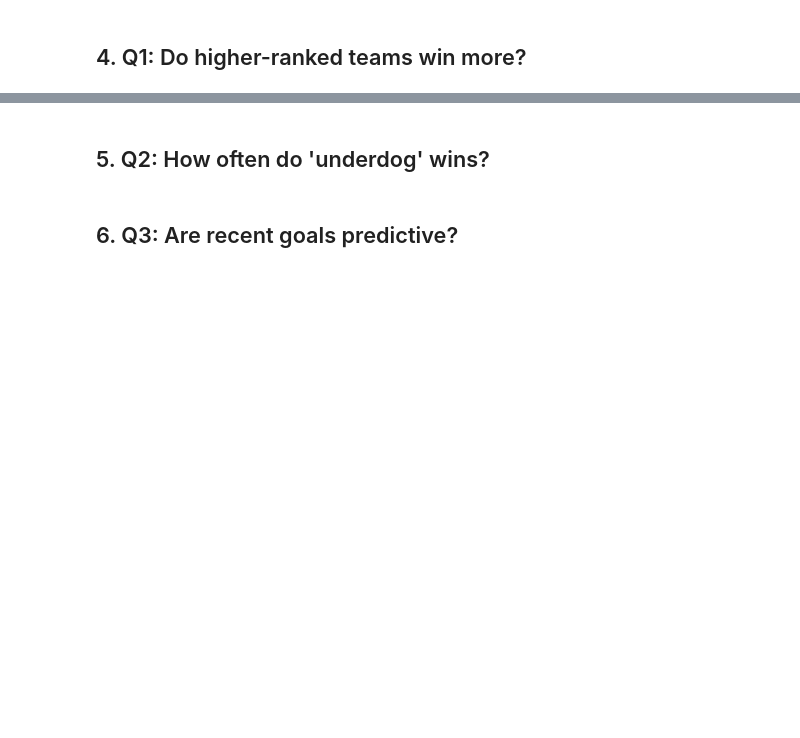
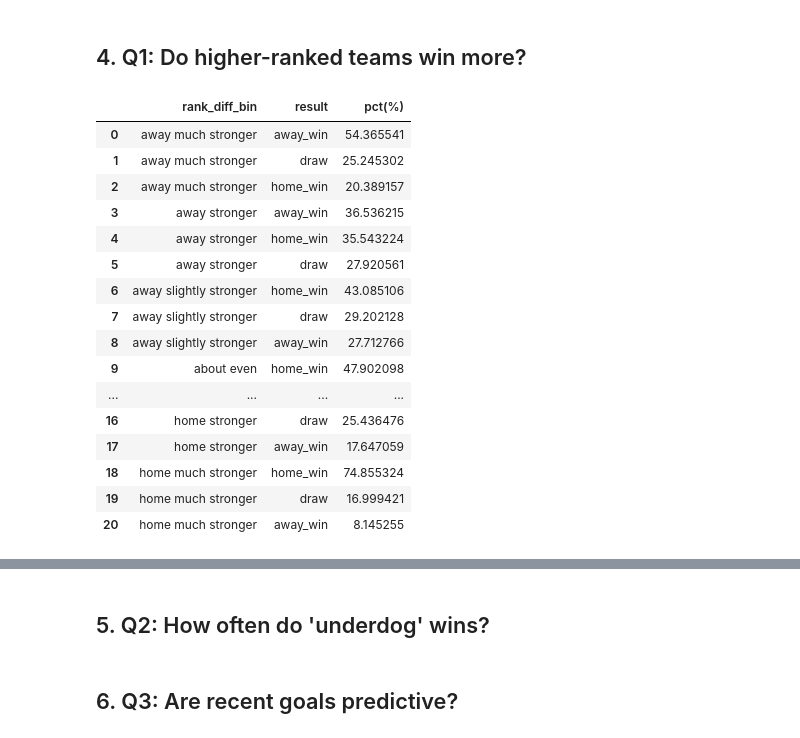
Before and after one commit to Alejandromarchesini12/fifa-worldcup-ml-simulation, a Jupyter notebook: notebooks/Phase2_Exploratory_Data_Analysis.ipynb, the cells around one changed output, grey strips where cells are left out. Drawn from its saved outputs; the diff is of its cells as text; code cells hidden in the pictures; blank space fills up the shorter version.

```diff
--- a/notebooks/Phase2_Exploratory_Data_Analysis.ipynb
+++ b/notebooks/Phase2_Exploratory_Data_Analysis.ipynb
@@ -117,3 +117,56 @@ display (data[[
 | 4 | Gabon | Ghana | 2 | 3 | 55.0 | 39.0 | -1 | away_win | ... |
 # %% [markdown]
 ## 4. Q1: Do higher-ranked teams win more?
+# %%
+# Goal: To compare match outcomes when: home is much stronger, homes is slightly stronger
+# teams are about even, and away is stronger.
+
+# How to do it: Putting rank_diff into categories
+bins = [-np.inf, -30, -10, -1, 1, 10, 30, np.inf] # what this do is to create bins for the rank_diff values. The bins are defined by the edges specified in the list.
+labels = [
+    "away much stronger",
+    "away stronger",
+    "away slightly stronger",
+    "about even",
+    "home slightly stronger",
+    "home stronger",
+    "home much stronger",
+]
+
+data['rank_diff_bin'] = pd.cut(
+    data['rank_diff'],
+    bins=bins,
+    labels=labels,
+    include_lowest=True
+)
+
+# Now we can look at the distribution of results within each rank_diff_bin category.
+# This will help us understand how the strength difference between teams
+# (as measured by their FIFA rankings) affects match outcomes.
+q1_long = (
+    data.groupby("rank_diff_bin", observed=False)["result"]
+    .value_counts(normalize=True)
+    .rename("pct(%)") # Percentage of each result within each rank_diff_bin
+    .mul(100)
+    .reset_index()
+)
+
+display(q1_long.head(25))
+# %% [output]
+|  | rank_diff_bin | result | pct(%) |
+| 0 | away much stronger | away_win | 54.365541 |
+| 1 | away much stronger | draw | 25.245302 |
+| 2 | away much stronger | home_win | 20.389157 |
+| 3 | away stronger | away_win | 36.536215 |
+| 4 | away stronger | home_win | 35.543224 |
+| 5 | away stronger | draw | 27.920561 |
+| 6 | away slightly stronger | home_win | 43.085106 |
+| 7 | away slightly stronger | draw | 29.202128 |
+| 8 | away slightly stronger | away_win | 27.712766 |
+| 9 | about even | home_win | 47.902098 |
+| ... | ... | ... | ... |
+| 16 | home stronger | draw | 25.436476 |
+| 17 | home stronger | away_win | 17.647059 |
+| 18 | home much stronger | home_win | 74.855324 |
+| 19 | home much stronger | draw | 16.999421 |
+| 20 | home much stronger | away_win | 8.145255 |
```
Also changed, not shown: parts of 9 cells of this notebook.
